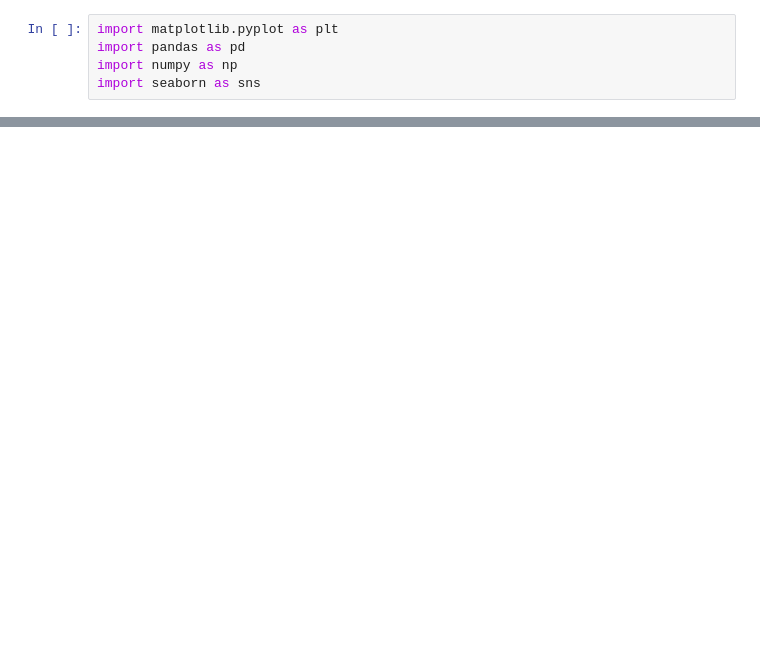
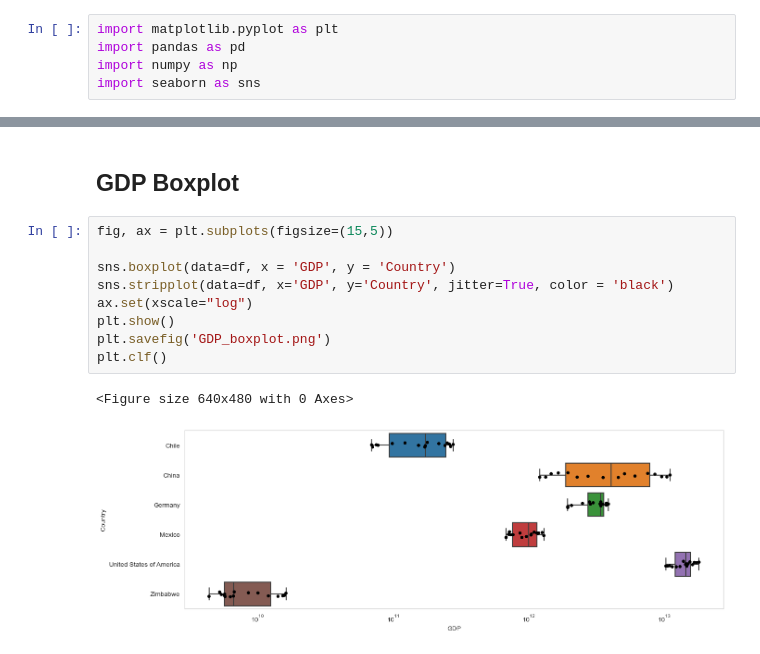
Before and after one commit to fredortmann/Life-Expectancy-and-GDP, a Jupyter notebook: life_expectancy_gdp.ipynb, the cells around one changed output, grey strips where cells are left out. Saved outputs shown, nothing was run; the diff lists cells and outputs as text; blank space fills up the shorter version.

```diff
--- a/life_expectancy_gdp.ipynb
+++ b/life_expectancy_gdp.ipynb
@@ -31,0 +104,14 @@ UsageError: CWD no longer exists - please use %cd to change directory.
+# %% [markdown]
+## GDP Boxplot
+# %%
+fig, ax = plt.subplots(figsize=(15,5))
+
+sns.boxplot(data=df, x = 'GDP', y = 'Country')
+sns.stripplot(data=df, x='GDP', y='Country', jitter=True, color = 'black')
+ax.set(xscale="log")
+plt.show()
+plt.savefig('GDP_boxplot.png')
+plt.clf()
+# %% [output]
+<Figure size 640x480 with 0 Axes>
+[figure, added]
```
Also changed, not shown: parts of 26 cells of this notebook, 6 other files.
